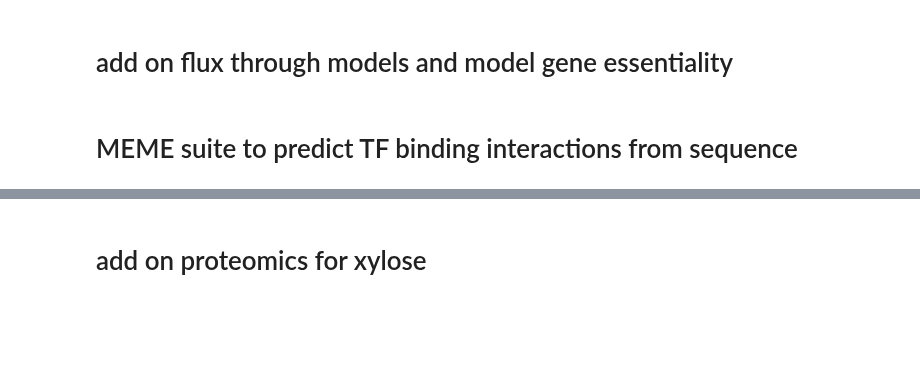
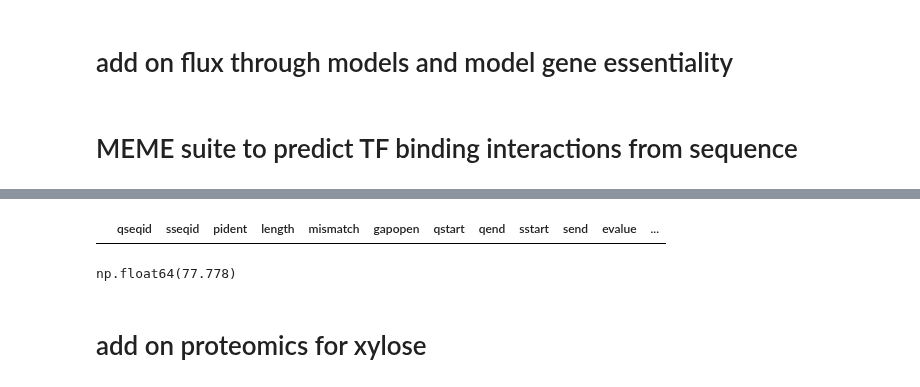
Before and after one commit to cristalzucsd/iModulonMiner, a Jupyter notebook: 5_characterize_iModulons/1_create_the_gene_table.ipynb, the cells around one changed output, grey strips where cells are left out. Saved outputs shown, nothing was run; the diff lists cells and outputs as text; code cells hidden in the pictures; blank space fills up the shorter version.

Commit message:
running BLAST for fimo regulators

```diff
--- a/5_characterize_iModulons/1_create_the_gene_table.ipynb
+++ b/5_characterize_iModulons/1_create_the_gene_table.ipynb
@@ -714,0 +1040,15 @@ DF_annot['FIMO_regulators'] = new_col
+# %%
+# I ran blast and now read in the results
+# ran using the below in the ../data/external/PRODORIC_seq_compare after moving some files in there:
+"""
+makeblastdb -in ZM4.faa -dbtype prot -out ZM4_db
+blastp -query PRODORIC_seq.faa -db ZM4_db -out results.txt -outfmt 6
+"""
+
+import pandas as pd
+
+columns = [
+    "qseqid", "sseqid", "pident", "length", "mismatch", "gapopen",
+    "qstart", "qend", "sstart", "send", "evalue", "bitscore"
+]
+blast_df = pd.read_csv('../data/external/PRODORIC_seq_compare/results.txt', delimiter = '\t', names = columns)
@@ -715,3 +1122,11 @@ DF_annot['FIMO_regulators'] = new_col
+# %%
+group
+# %% [output]
+|  | qseqid | sseqid | pident | length | mismatch | gapopen | qstart | qend | sstart | send | evalue | ... |
+# %%
+best_match['pident']
+# %% [output]
+np.float64(77.778)
 # %% [markdown]
 # add on proteomics for xylose
 # %%
```
Also changed, not shown: parts of 4 cells of this notebook, 9 other files.
